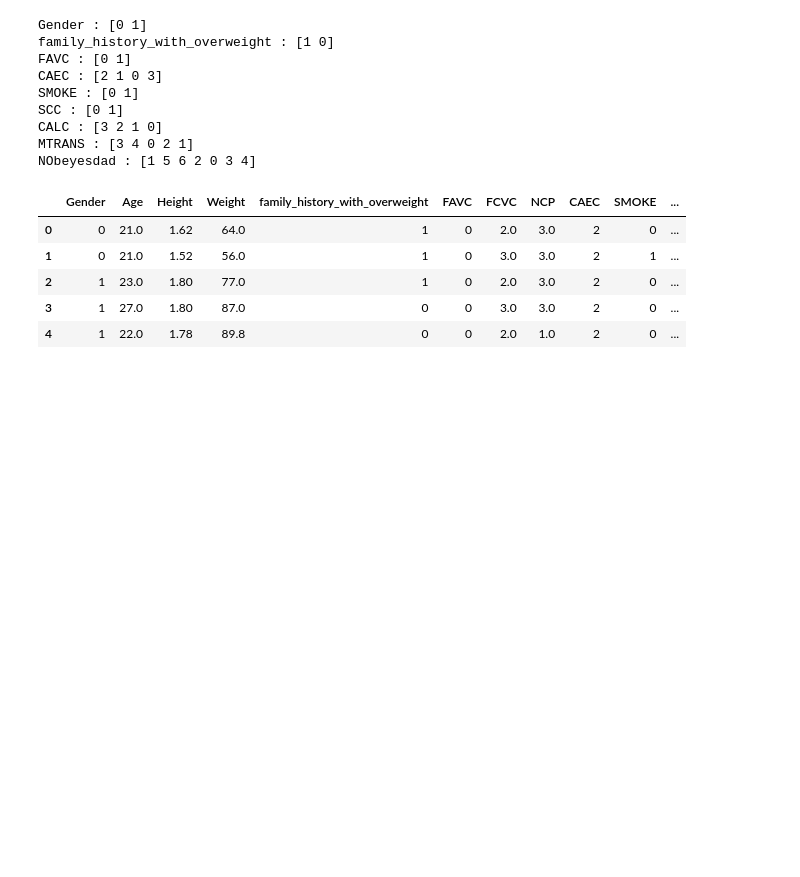
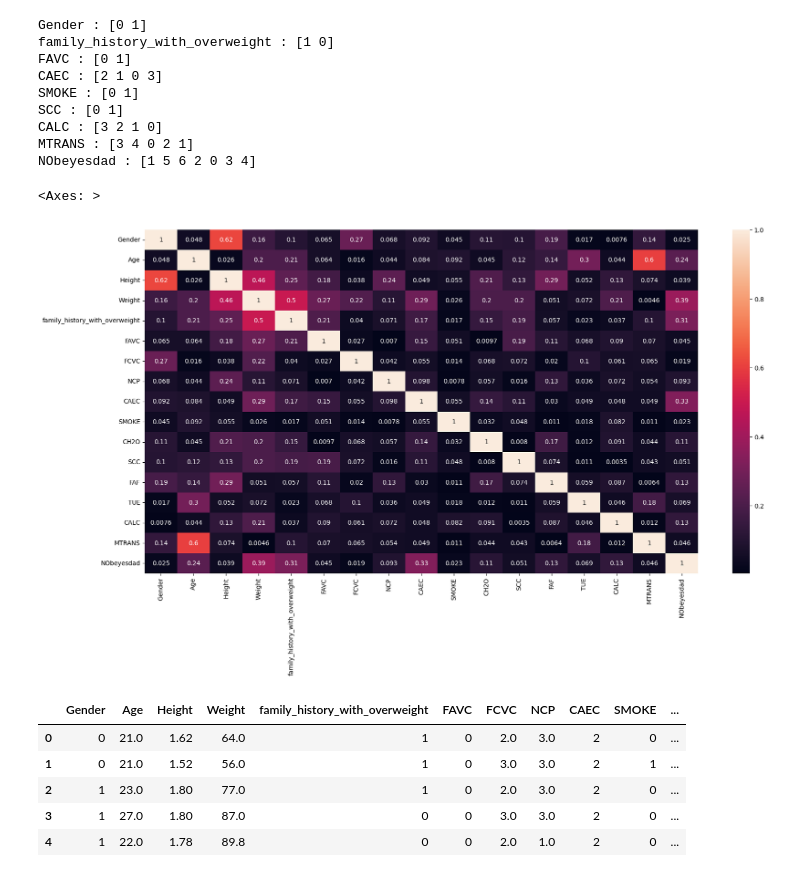
Before and after one commit to surajPrajapati-rgb/ObesityForecast.com, a Jupyter notebook: Model/Obesity_Level_Prediction.ipynb, the cells around one changed output. Saved outputs shown, nothing was run; the diff lists cells and outputs as text; code cells hidden in the pictures; blank space fills up the shorter version.

```diff
--- a/Model/Obesity_Level_Prediction.ipynb
+++ b/Model/Obesity_Level_Prediction.ipynb
@@ -115,6 +130,12 @@ SCC : [0 1]
 CALC : [3 2 1 0]
 MTRANS : [3 4 0 2 1]
 NObeyesdad : [1 5 6 2 0 3 4]
+# %%
+plt.figure(figsize=(20, 10))
+sns.heatmap(df.corr().abs(),  annot=True)
+# %% [output]
+<Axes: >
+[figure, added]
 # %%
 df.head()
 # %% [output]
```
Also changed, not shown: parts of 19 cells of this notebook, 1 other file.
